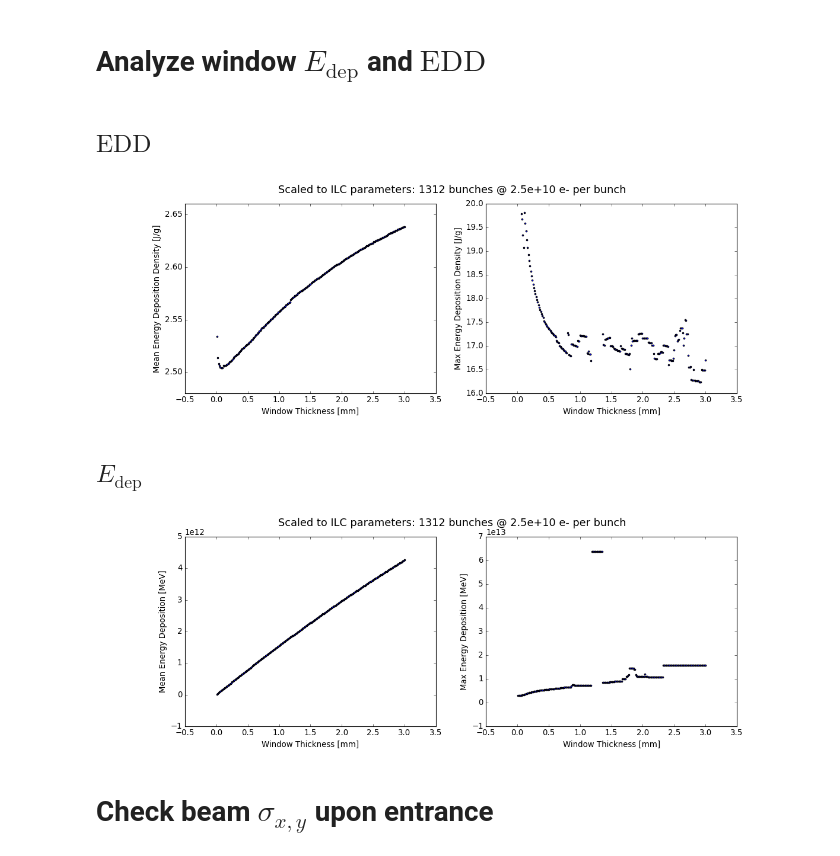
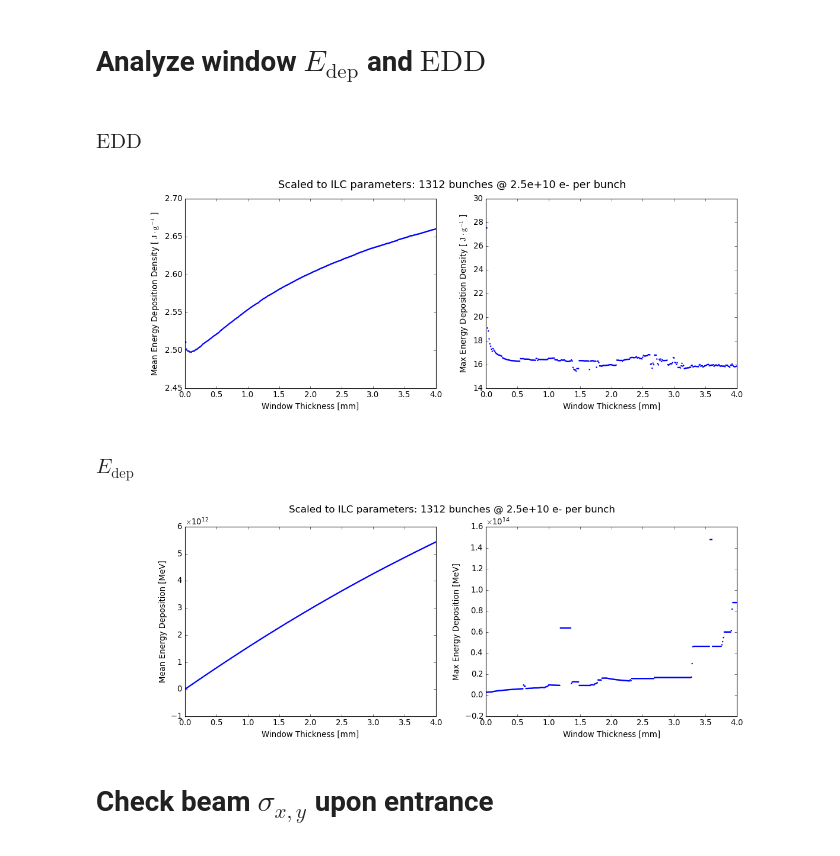
Before and after one commit to MaxVarverakis/G4Bl-LXeSims, a Jupyter notebook: analysis/window_test.ipynb, the cells around one changed output. Drawn from its saved outputs; the diff is of its cells as text; code cells hidden in the pictures.

```diff
--- a/analysis/window_test.ipynb
+++ b/analysis/window_test.ipynb
@@ -13,8 +13,10 @@ plt.style.use('classic')
 path = f"/Users/max/SLAC Fall 2024/LXeSims/window_test"
 
 cols = 'x y z Px Py Pz t PDGid EventID TrackID ParentID Weight Edep VisibleEdep Ntracks'.split(' ')
+dtype_list = 7*[float] + 5*[int] + 2*[float] + [int]
+dtype_dict = {cname: dt for cname,dt in zip(cols,dtype_list)}
 
-n_events = 1e5
+n_events = 2.5e5
 
 # Electron charge in C
 e_charge = 1.602176634e-19
@@ -27,7 +29,7 @@ ILC_scale = n_bunches * n_incident / n_events
 # Load data
 # %%
 start=0.0125
-stop=3.0
+stop=4.0
 step=0.0125
 
 radius = 1.0 # cm
@@ -39,7 +41,8 @@ data = np.zeros(len(thicknesses), dtype=object)
 mass = np.zeros(len(thicknesses))
 
 for idx,val in enumerate(thicknesses):
-    data[idx] = pd.read_csv(path+f"/Win.{idx+1}.txt", skiprows=1, header=0, delim_whitespace=True, names=cols)
+    print(idx)
+    data[idx] = pd.read_csv(path+f"/Win.{idx+1}.txt", skiprows=1, header=0, delim_whitespace=True, names=cols, dtype=dtype_dict, low_memory=True)
     mass[idx] = np.pi * radius**2 * val/10 * density # g
 # %% [markdown]
 # Extract $E_{\mathrm{dep}}$ and $E_{\mathrm{dep}}$ Density for each window
@@ -83,50 +86,58 @@ for idx,val in enumerate(thicknesses):
 # %% [markdown]
 # Analyze window $E_{\mathrm{dep}}$ and $\mathrm{EDD}$
 # %% [markdown]
-## $\mathrm{EDD}$
+### $\mathrm{EDD}$
 # %%
 # Only look at bins within 0.1 mm of the window radius (basically ignore bins that are not actually part of the window)
 win_mask = [ np.sqrt(EDD_data[i][4]**2 + EDD_data[i][3]**2) <= radius + 1e-2 for i in range(len(thicknesses)) ]
 mean_edd = [ EDD_data[i][2][win_mask[i]].mean() for i in range(len(thicknesses)) ] # J/g
 max_edd = [ EDD_data[i][2][win_mask[i]].max() for i in range(len(thicknesses)) ] # J/g
 
 plt.close()
 fig, ax = plt.subplots(1, 2, figsize=(15,5))
 plt.suptitle(f'Scaled to ILC parameters: {n_bunches} bunches @ {n_incident:.1e} e- per bunch\n', fontsize=16)
 
-ax[0].scatter(thicknesses, mean_edd, marker='.')
+ax[0].scatter(thicknesses, mean_edd, marker='o', s=5, edgecolor='none')
 ax[0].set_xlabel('Window Thickness [mm]')
-ax[0].set_ylabel('Mean Energy Deposition Density [J/g]')
+ax[0].set_ylabel(r'Mean Energy Deposition Density [ $\mathrm{J}\cdot \mathrm{g}^{-1}$ ]')
+ax[0].set_xlim(0,4)
 
-ax[1].scatter(thicknesses, max_edd, marker='.')
-ax[1].set_ylim(16,20)
+
+ax[1].scatter(thicknesses, max_edd, marker='o', s=5, edgecolor='none')
+ax[1].set_xlim(0,4)
+# ax[1].set_ylim(16,20)
 ax[1].set_xlabel('Window Thickness [mm]')
-ax[1].set_ylabel('Max Energy Deposition Density [J/g]')
+ax[1].set_ylabel(r'Max Energy Deposition Density [ $\mathrm{J}\cdot \mathrm{g}^{-1}$ ]')
 
 plt.show()
 # %% [output]
-[figure, old version]
+[figure, new version]
 # %% [markdown]
-## $E_{\mathrm{dep}}$
+### $E_{\mathrm{dep}}$
 # %%
 mean_edep = [ Edep_data[i].mean() for i in range(len(thicknesses)) ] # MeV
 max_edep = [ Edep_data[i].max() for i in range(len(thicknesses)) ] # MeV
 
 plt.close()
 fig, ax = plt.subplots(1, 2, figsize=(15,5))
-plt.suptitle(f'Scaled to ILC parameters: {n_bunches} bunches @ {n_incident:.1e} e- per bunch\n', fontsize=16)
+plt.suptitle(f'Scaled to ILC parameters: {n_bunches} bunches @ {n_incident:.1e} e- per bunch', fontsize=15, y=.99)
 
-ax[0].scatter(thicknesses, mean_edep, marker='.')
+ax[0].scatter(thicknesses, mean_edep, marker='o', s=5, edgecolor='none')
 ax[0].set_xlabel('Window Thickness [mm]')
 ax[0].set_ylabel('Mean Energy Deposition [MeV]')
+ax[0].ticklabel_format(style='sci', scilimits=(0,0), useMathText=True)
+ax[0].set_xlim(0,4)
 
-ax[1].scatter(thicknesses, max_edep, marker='.')
+
+ax[1].scatter(thicknesses, max_edep, marker='o', s=5, edgecolor='none')
 ax[1].set_xlabel('Window Thickness [mm]')
 ax[1].set_ylabel('Max Energy Deposition [MeV]')
+ax[1].ticklabel_format(style='sci', scilimits=(0,0), useMathText=True)
+ax[1].set_xlim(0,4)
 
 plt.show()
 # %% [output]
-[figure, old version]
+[figure, new version]
 # %% [markdown]
 # Check beam $\sigma_{x,y}$ upon entrance
 # %%
```
Also changed, not shown: 3 other files.
